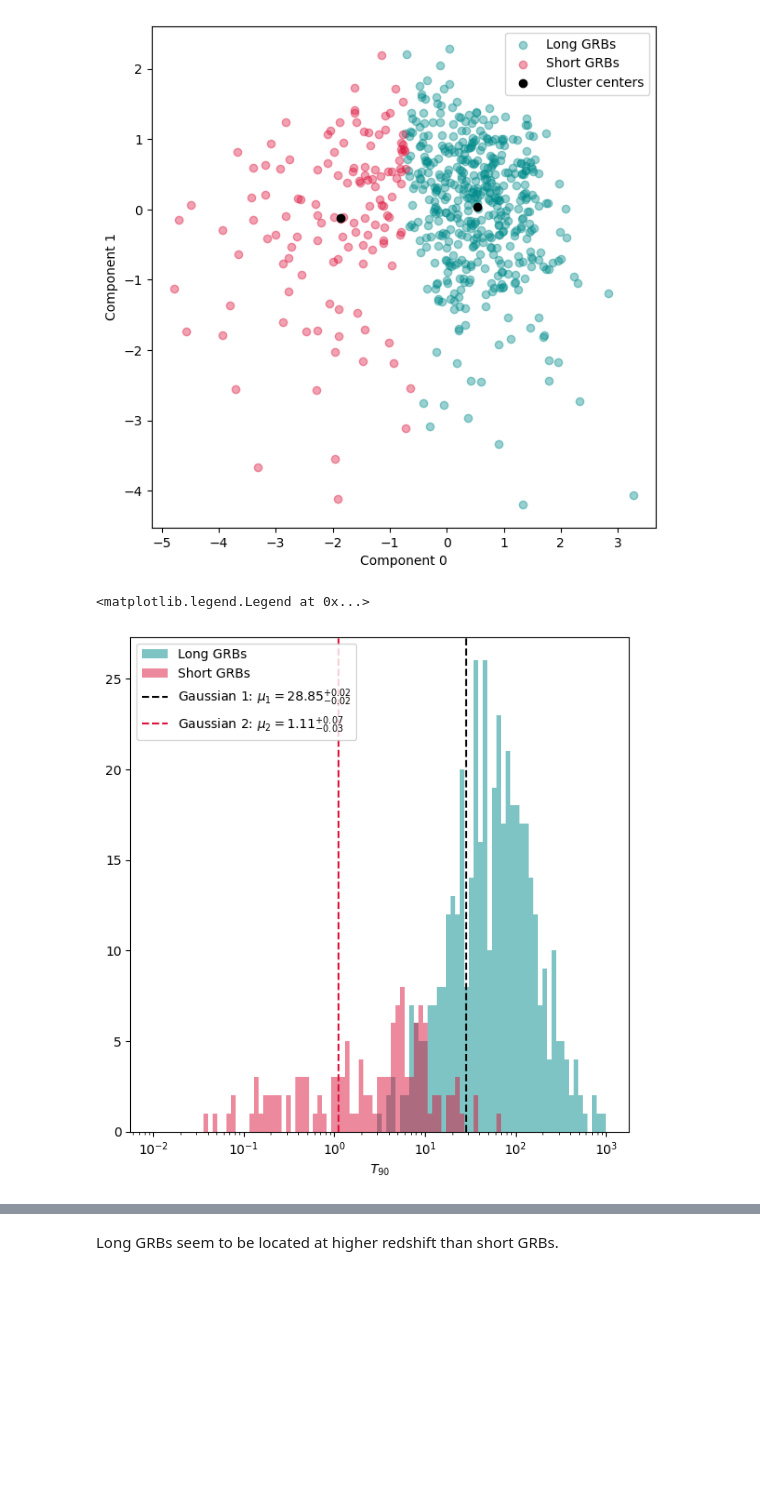
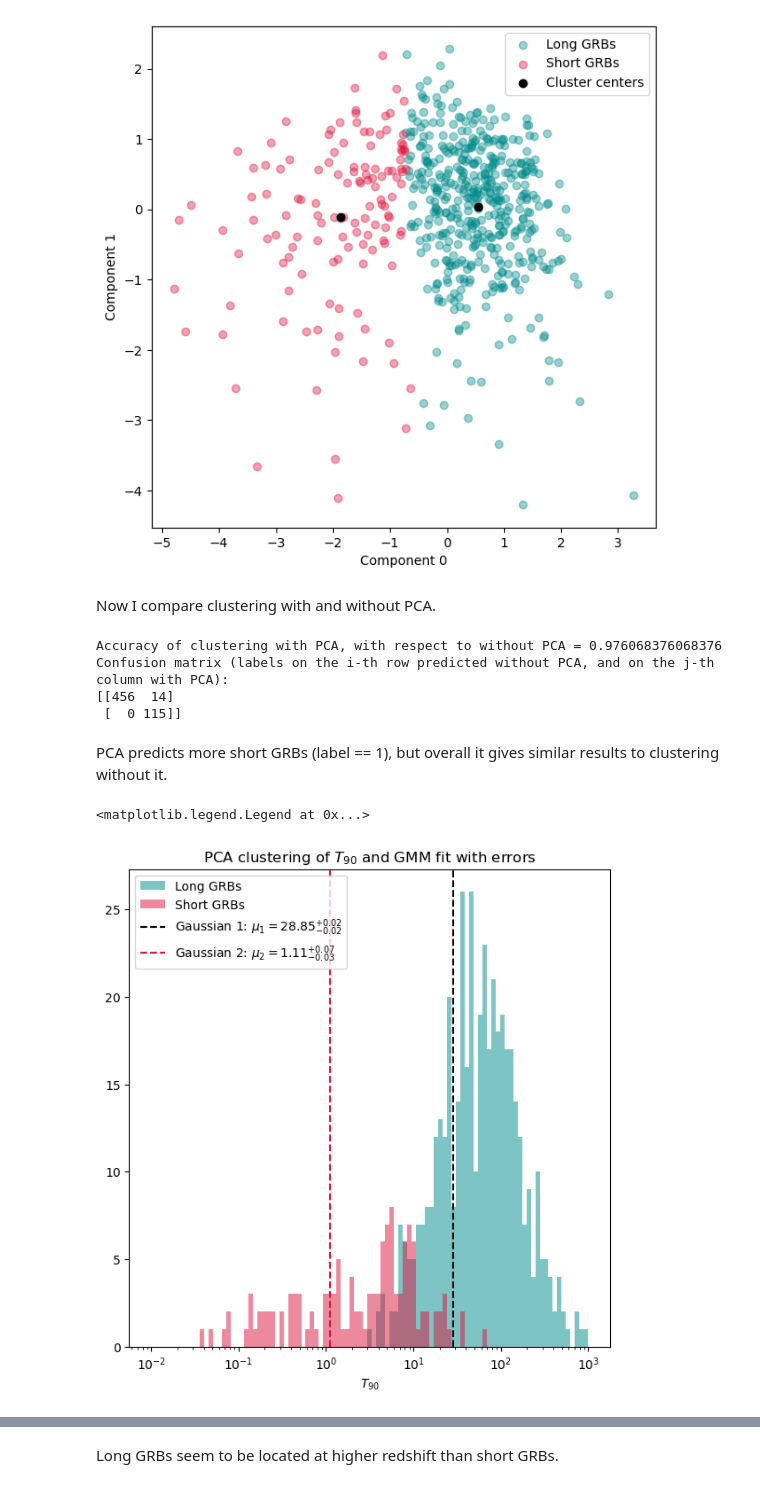
Before and after one commit to Giovanni-Ferron/astrostatistics_bicocca_2024, a Jupyter notebook: working/ex_L14.ipynb, the cells around one changed output, grey strips where cells are left out. Drawn from its saved outputs; the diff is of its cells as text; code cells hidden in the pictures; blank space fills up the shorter version.

```diff
--- a/working/ex_L14.ipynb
+++ b/working/ex_L14.ipynb
@@ -486,0 +497,8 @@ Gaussian 2 (short GRBs): 0.23518314765584936
+# %%
+#Use KMeans clustering
+
+km = KMeans(n_init="auto", n_clusters=2)
+km.fit(data_s)
+
+labels = km.predict(data_s)
+km_centers = km.cluster_centers_
@@ -509,23 +526,18 @@ Text(0, 0.5, 'Component 1')
 # %%
 #Use KMeans clustering
 
-km = KMeans(n_init="auto", n_clusters=2)
-km.fit(data_red)
+km_pca = KMeans(n_init="auto", n_clusters=2)
+km_pca.fit(data_red)
 
-labels = km.predict(data_red)
-km_centers = km.cluster_centers_
+labels_pca = km_pca.predict(data_red)
+km_centers_pca = km_pca.cluster_centers_
 # %%
 T90_miss_all = data_all[:, 0]
 
-names = []
+#If the first cluster is at higher times than the first then it repersents LGRBs (label == 0), otherwise it's the opposite
 
-#If the first cluster is at higher times than the first then it repersents LGRBs, otherwise it's the opposite
-
-if np.mean(T90_miss_all[labels == 0]) > np.mean(T90_miss_all[labels == 1]):
-    names = ["Long GRBs", "Short GRBs"]
-
-else:
-    names = ["Short GRBs", "Long GRBs"]
+if np.mean(T90_miss_all[labels_pca == 0]) < np.mean(T90_miss_all[labels_pca == 1]):
+    labels_pca = np.array(~np.array(labels_pca, dtype=bool), dtype=int)    #Switch the labels
 # %%
 #PCA components plot with clustering
 
@@ -539,23 +551,37 @@ plt.legend()
 # %% [output]
 <matplotlib.legend.Legend at 0x...>
 [figure]
+# %% [markdown]
+Now I compare clustering with and without PCA.
+# %%
+print("Accuracy of clustering with PCA, with respect to without PCA = " + str(accuracy_score(labels, labels_pca)))
+print("Confusion matrix (labels on the i-th row predicted without PCA, and on the j-th column with PCA):")
+print(confusion_matrix(labels, labels_pca))
+# %% [output]
+Accuracy of clustering with PCA, with respect to without PCA = 0.976068376068376
+Confusion matrix (labels on the i-th row predicted without PCA, and on the j-th column with PCA):
+[[456  14]
+ [  0 115]]
+# %% [markdown]
+PCA predicts more short GRBs (label == 1), but overall it gives similar results to clustering without it.
 # %%
 #Plot the T90 distribution with the clusters found by KMeans and the gaussians found by also considering the T90 errors
 
 fig_pca = plt.figure()
 ax_pca = fig_pca.add_subplot()
-plt.hist(T90_miss_all[labels == 0], bins=np.logspace(-2, 3, 100), color="darkcyan", alpha=0.5, label=names[0])
-plt.hist(T90_miss_all[labels == 1], bins=np.logspace(-2, 3, 100), color="crimson", alpha=0.5, label=names[1])
+plt.hist(T90_miss_all[labels_pca == 0], bins=np.logspace(-2, 3, 100), color="darkcyan", alpha=0.5, label="Long GRBs")
+plt.hist(T90_miss_all[labels_pca == 1], bins=np.logspace(-2, 3, 100), color="crimson", alpha=0.5, label="Short GRBs")
 ax_pca.axvline(10**medians[1], color="black", linestyle="--", label="Gaussian 1: $\\mu_1 = " + f"{10**medians[1]:.2f}" +
     "^{+" + f"{credible_95[1]:.2f}" + "}_{-" + f"{credible_005[1]:.2f}" + "}$")
 ax_pca.axvline(10**medians[2], color="crimson", linestyle="--", label="Gaussian 2: $\\mu_2 = " + f"{10**medians[2]:.2f}" +
     "^{+" + f"{credible_95[2]:.2f}" + "}_{-" + f"{credible_005[2]:.2f}" + "}$")
+plt.title("PCA clustering of $T_{90}$ and GMM fit with errors")
 plt.xlabel("$T_{90}$")
 plt.xscale("log")
 plt.legend()
 # %% [output]
 <matplotlib.legend.Legend at 0x...>
-[figure, old version]
+[figure, new version]
 # %%
 fluence_miss_all = data_all[:, 1]
 
```
Also changed, not shown: parts of 11 cells of this notebook.
